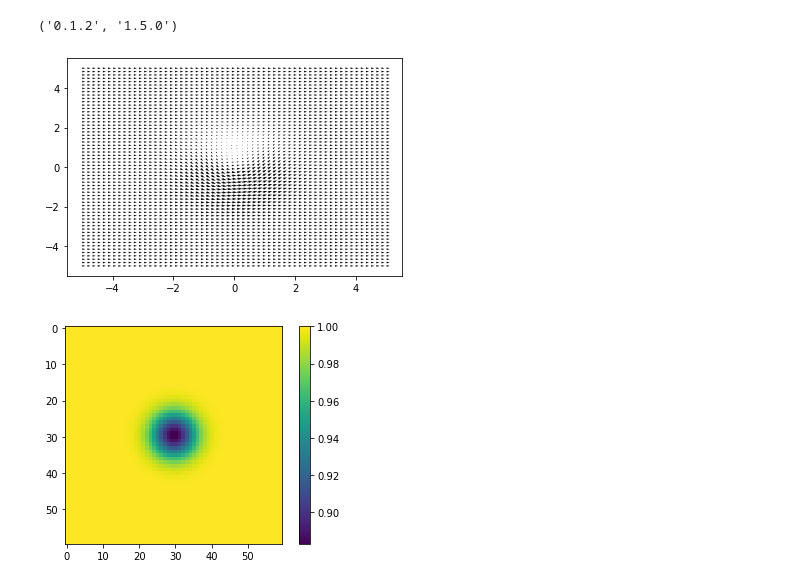
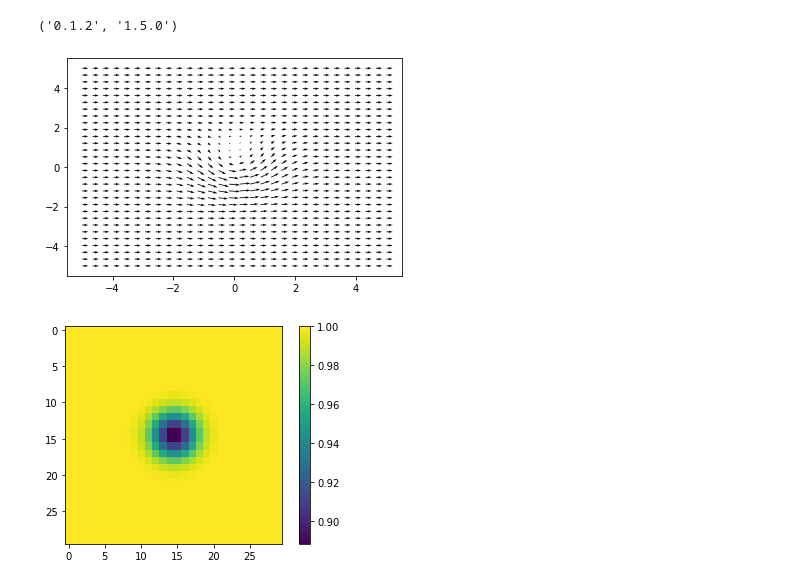
Before and after one commit to juansensio/nangs, a Jupyter notebook: examples/05_vortex2d.ipynb, the cells around one changed output. Cells and saved outputs as stored; diff of their text form; code cells hidden in the pictures.

```diff
--- a/examples/05_vortex2d.ipynb
+++ b/examples/05_vortex2d.ipynb
@@ -87,9 +81,9 @@ class Euler2d(PDE):
 # instanciate pde
 pde = Euler2d(inputs=('x', 'y', 't'), outputs=('r', 'u', 'v', 'p'))
 # %%
-x = np.linspace(-5,5,60)
-y = np.linspace(-5,5,60)
-t = np.linspace(0,10,60)
+x = np.linspace(-5,5,30)
+y = np.linspace(-5,5,30)
+t = np.linspace(0,10,30)
 
 mesh = Mesh({'x': x, 'y': y, 't': t}, device=device)
 pde.set_mesh(mesh)
@@ -114,13 +108,13 @@ q = ax.quiver(x, y, u, v)
 ax.quiverkey(q, X=0.3, Y=1.1, U=10, label='Quiver key, length = 10', labelpos='E')
 plt.show()
 # %% [output]
-[figure, old version]
+[figure, new version]
 # %%
-plt.imshow(r)
+plt.imshow(r00)
 plt.colorbar()
 plt.show()
 # %% [output]
-[figure, old version]
+[figure, new version]
 # %%
 # no se si esto está bien
 
```
Also changed, not shown: parts of 5 cells of this notebook, 13 other files.
